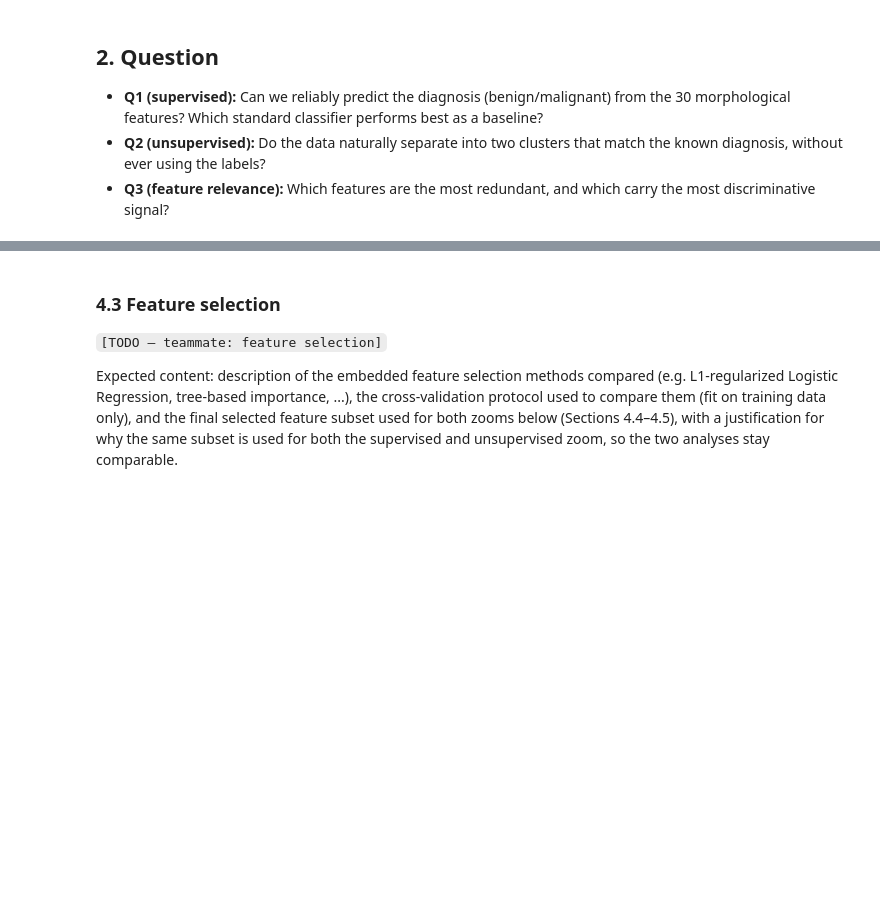
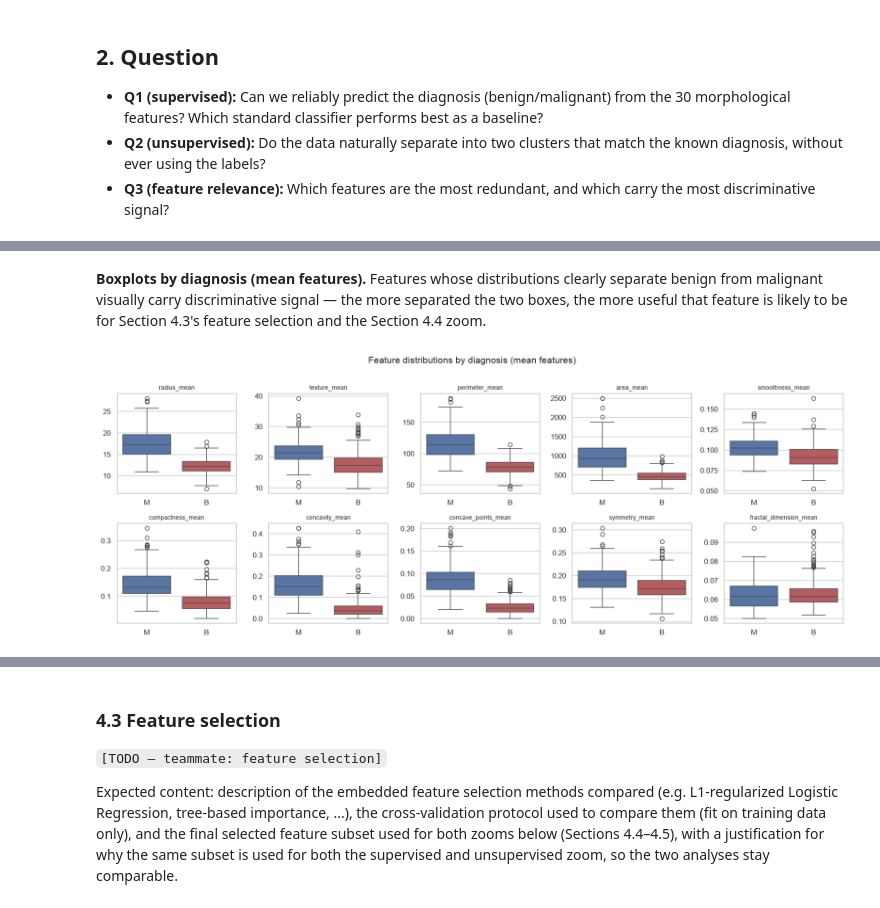
Before and after one commit to ostacore/Projets-UM5BM753-, a Jupyter notebook: 03_notebooks/00_Final_Report_.ipynb, the cells around one changed output, grey strips where cells are left out. Drawn from its saved outputs; the diff is of its cells as text; code cells hidden in the pictures; blank space fills up the shorter version.

```diff
--- a/03_notebooks/00_Final_Report_.ipynb
+++ b/03_notebooks/00_Final_Report_.ipynb
@@ -73,0 +193,12 @@ print(df["diagnosis"].value_counts())
+# %% [markdown]
+**Boxplots by diagnosis (mean features).** Features whose distributions clearly separate
+benign from malignant visually carry discriminative signal — the more separated the two
+boxes, the more useful that feature is likely to be for Section 4.3's feature selection
+and the Section 4.4 zoom.
+# %%
+from plots import plot_boxplots_by_diagnosis
+
+mean_features = [f for f in features if f.endswith("_mean")]
+plot_boxplots_by_diagnosis(df, mean_features, os.path.join(FIGURES_DIR, "final_03_boxplots_mean_features.png"))
+# %% [output]
+[figure, added]
```
Also changed, not shown: parts of 23 cells of this notebook, 16 other files.
